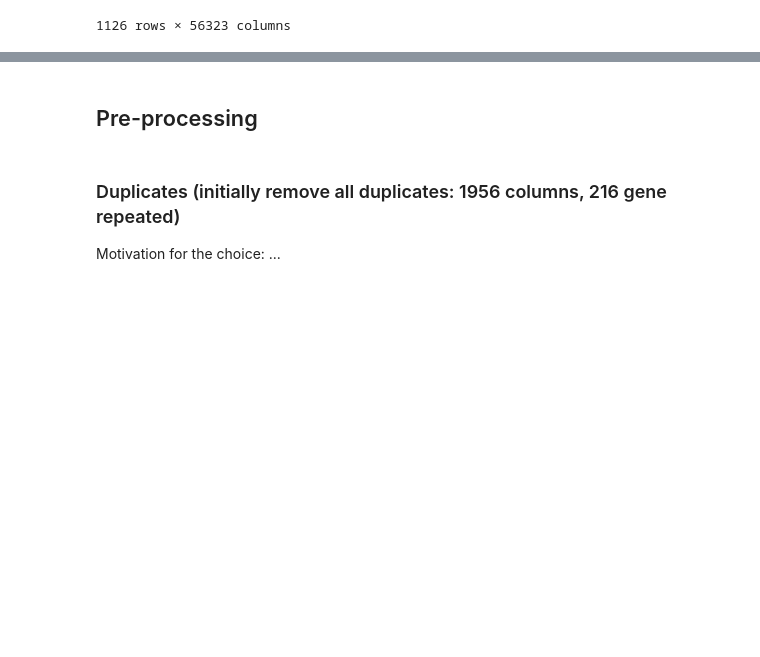
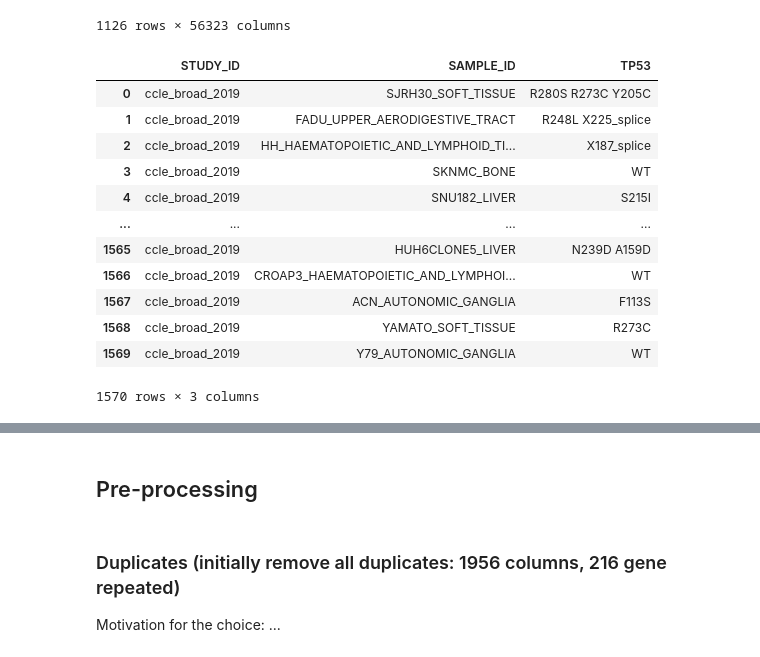
Before and after one commit to MichelangeloNardi/AILAB, a Jupyter notebook: ccle.ipynb, the cells around one changed output, grey strips where cells are left out. Cells and saved outputs as stored; diff of their text form; code cells hidden in the pictures; blank space fills up the shorter version.

Commit message:
renamed file to ccle and created tcga

```diff
--- a/second_attempt.ipynb
+++ b/ccle.ipynb
@@ -93,3 +96,20 @@ data
 | 1124 | YAMATO_SOFT_TISSUE | 1 | 1 | 0.0 | 11.81688 | 0.17586 | 0.02266 | 0.01459 | 0.01469 | 0.0 | ... |
 | 1125 | Y79_AUTONOMIC_GANGLIA | 0 | 0 | 0.02907 | 8.45568 | 0.39607 | 0.26449 | 0.0 | 0.01163 | 0.01191 | ... |
 1126 rows × 56323 columns
+# %%
+mutation_type = pd.read_csv("data_ccle/mutations.txt", sep="\t")
+mutation_type
+# %% [output]
+|  | STUDY_ID | SAMPLE_ID | TP53 |
+| 0 | ccle_broad_2019 | SJRH30_SOFT_TISSUE | R280S R273C Y205C |
+| 1 | ccle_broad_2019 | FADU_UPPER_AERODIGESTIVE_TRACT | R248L X225_splice |
+| 2 | ccle_broad_2019 | HH_HAEMATOPOIETIC_AND_LYMPHOID_TI... | X187_splice |
+| 3 | ccle_broad_2019 | SKNMC_BONE | WT |
+| 4 | ccle_broad_2019 | SNU182_LIVER | S215I |
+| ... | ... | ... | ... |
+| 1565 | ccle_broad_2019 | HUH6CLONE5_LIVER | N239D A159D |
+| 1566 | ccle_broad_2019 | CROAP3_HAEMATOPOIETIC_AND_LYMPHOI... | WT |
+| 1567 | ccle_broad_2019 | ACN_AUTONOMIC_GANGLIA | F113S |
+| 1568 | ccle_broad_2019 | YAMATO_SOFT_TISSUE | R273C |
+| 1569 | ccle_broad_2019 | Y79_AUTONOMIC_GANGLIA | WT |
+1570 rows × 3 columns
```
Also changed, not shown: parts of 6 cells of this notebook, 1 other file.
